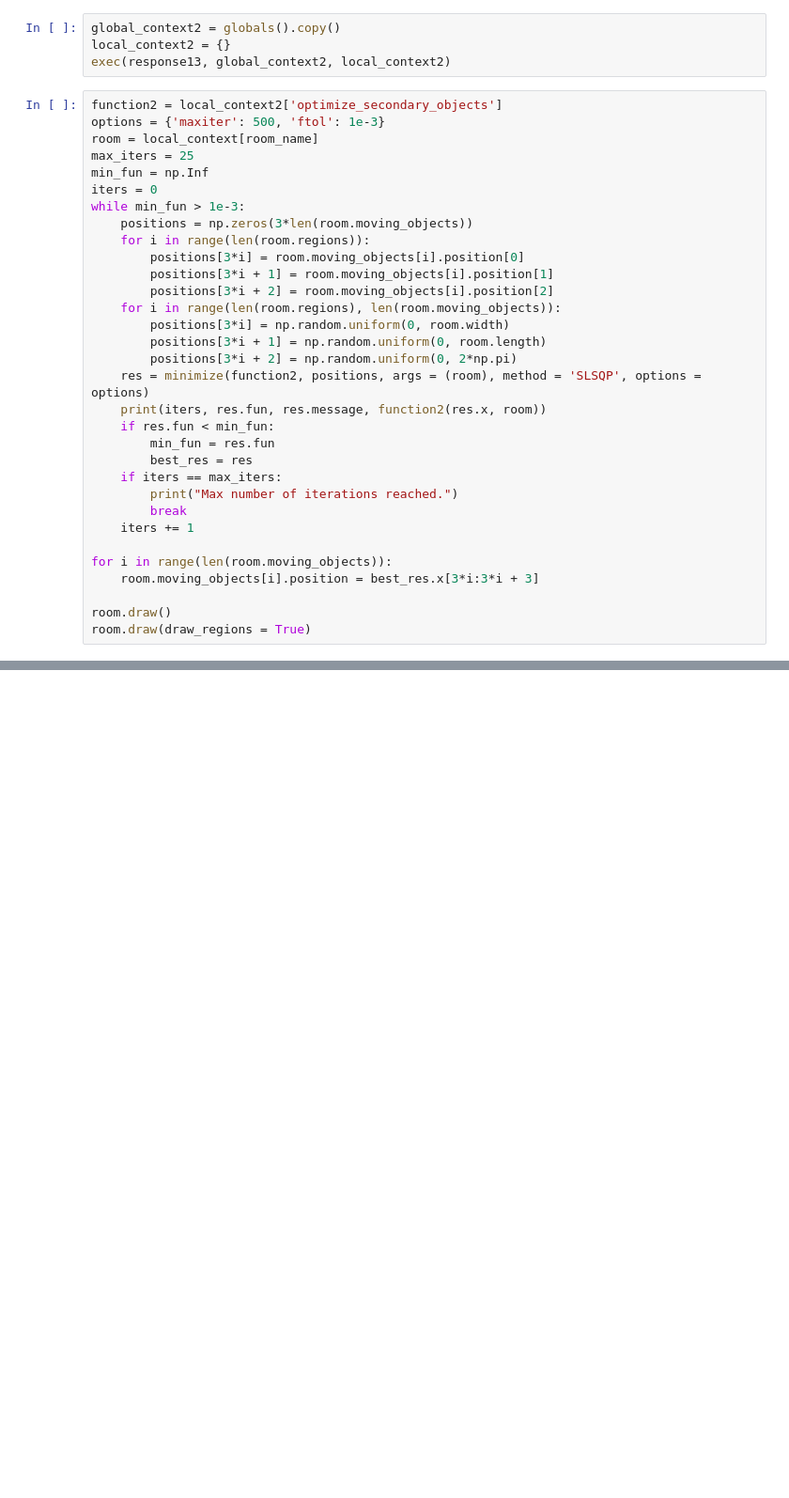
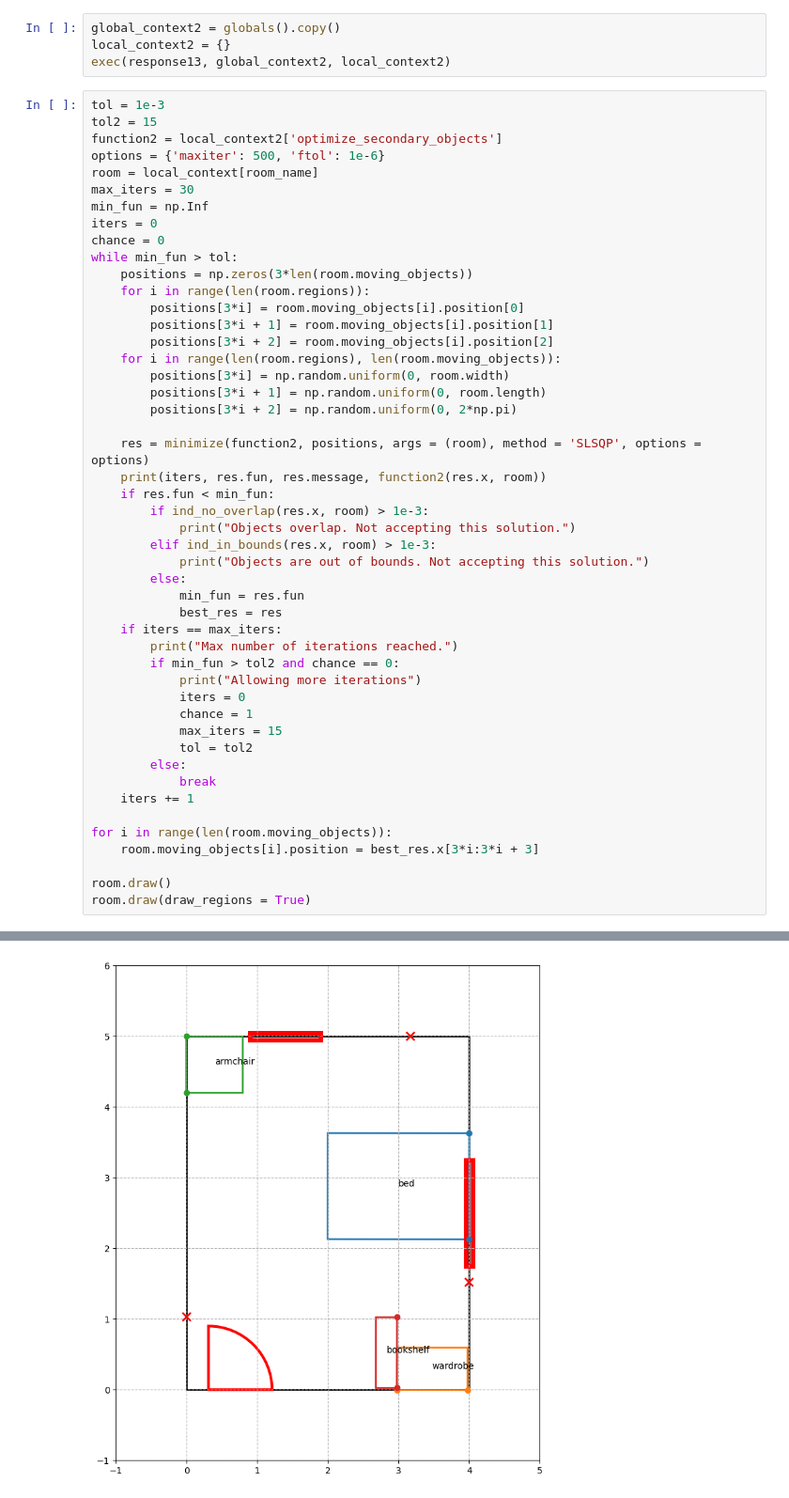
Before and after one commit to gabriellelittle1/MSc-Project, a Jupyter notebook: DSL/Phase1_2.ipynb, the cells around one changed output, grey strips where cells are left out. Shown at 94% size. Cells and saved outputs as stored; diff of their text form; blank space fills up the shorter version.

```diff
--- a/DSL/Phase1_2.ipynb
+++ b/DSL/Phase1_2.ipynb
@@ -643,13 +607,16 @@ global_context2 = globals().copy()
 local_context2 = {}
 exec(response13, global_context2, local_context2)
 # %%
+tol = 1e-3
+tol2 = 15
 function2 = local_context2['optimize_secondary_objects']
-options = {'maxiter': 500, 'ftol': 1e-3}
+options = {'maxiter': 500, 'ftol': 1e-6}
 room = local_context[room_name]
-max_iters = 25
+max_iters = 30
 min_fun = np.Inf
 iters = 0
-while min_fun > 1e-3:
+chance = 0
+while min_fun > tol:
     positions = np.zeros(3*len(room.moving_objects))
     for i in range(len(room.regions)):
         positions[3*i] = room.moving_objects[i].position[0]
@@ -659,14 +626,27 @@ while min_fun > 1e-3:
         positions[3*i] = np.random.uniform(0, room.width)
         positions[3*i + 1] = np.random.uniform(0, room.length)
         positions[3*i + 2] = np.random.uniform(0, 2*np.pi)
+
     res = minimize(function2, positions, args = (room), method = 'SLSQP', options = options)
     print(iters, res.fun, res.message, function2(res.x, room))
     if res.fun < min_fun:
-        min_fun = res.fun
-        best_res = res
+        if ind_no_overlap(res.x, room) > 1e-3:
+            print("Objects overlap. Not accepting this solution.")
+        elif ind_in_bounds(res.x, room) > 1e-3:
+            print("Objects are out of bounds. Not accepting this solution.")
+        else:
+            min_fun = res.fun
+            best_res = res
     if iters == max_iters:
         print("Max number of iterations reached.")
-        break
+        if min_fun > tol2 and chance == 0:
+            print("Allowing more iterations")
+            iters = 0
+            chance = 1
+            max_iters = 15
+            tol = tol2
+        else:
+            break
     iters += 1
 
 for i in range(len(room.moving_objects)):
@@ -678,0 +675 @@ IndexError: too many indices for array: array is 1-dimensional, but 2 were index
+[figure, added]
```
Also changed, not shown: parts of 19 cells of this notebook, 5 other files.
